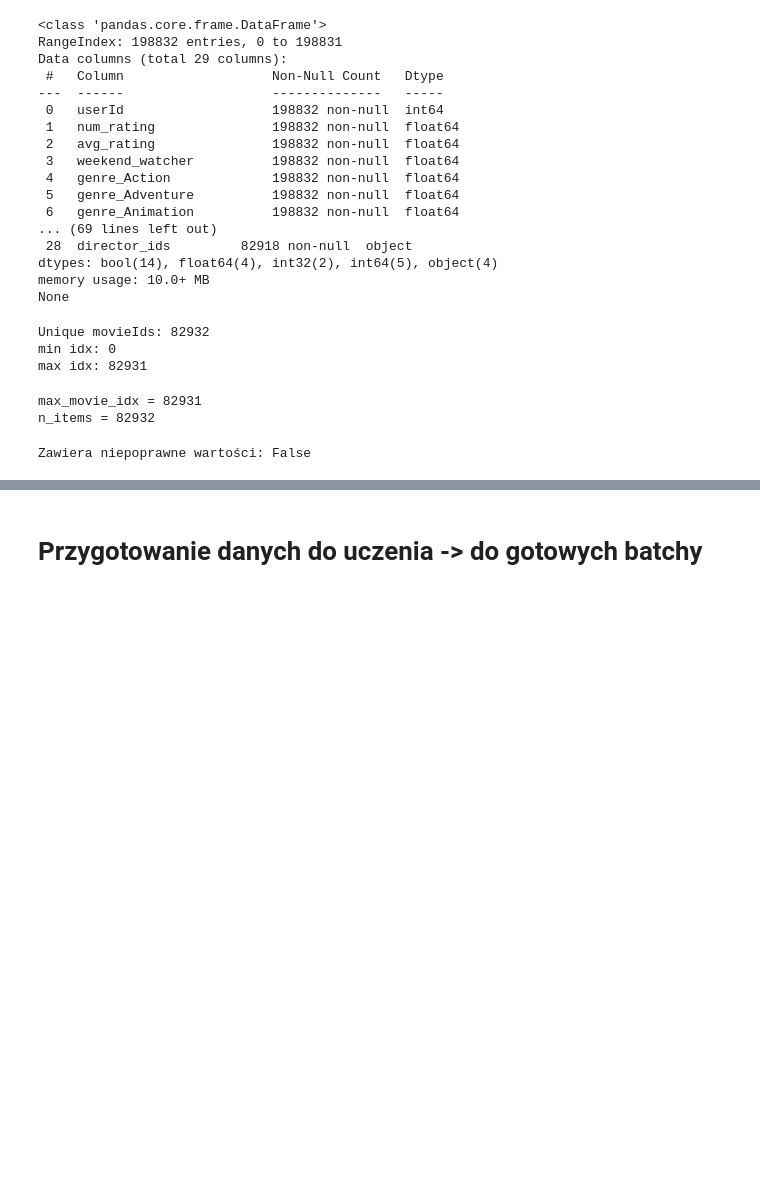
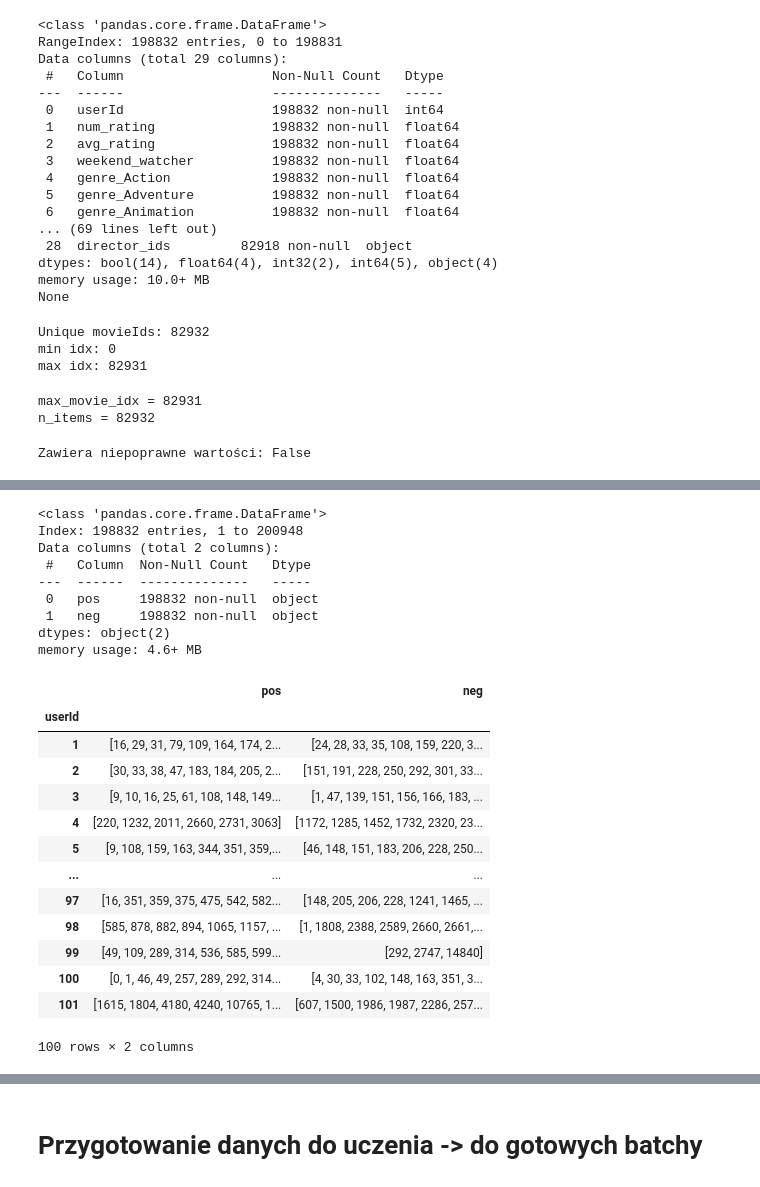
Before and after one commit to pmikuli/movie-recommendation-system, a Jupyter notebook: two_tower_model/Two_tower.ipynb, the cells around one changed output, grey strips where cells are left out. Drawn from its saved outputs; the diff is of its cells as text; code cells hidden in the pictures; blank space fills up the shorter version.

```diff
--- a/two_tower_model/Two_tower.ipynb
+++ b/two_tower_model/Two_tower.ipynb
@@ -114,2 +154,29 @@ Zawiera niepoprawne wartości: False
+# %%
+df_ratings.info()
+df_ratings.head(100)
+# %% [output]
+<class 'pandas.core.frame.DataFrame'>
+Index: 198832 entries, 1 to 200948
+Data columns (total 2 columns):
+ #   Column  Non-Null Count   Dtype
+---  ------  --------------   -----
+ 0   pos     198832 non-null  object
+ 1   neg     198832 non-null  object
+dtypes: object(2)
+memory usage: 4.6+ MB
+|  | pos | neg |
+| userId |  |  |
+| 1 | [16, 29, 31, 79, 109, 164, 174, 2... | [24, 28, 33, 35, 108, 159, 220, 3... |
+| 2 | [30, 33, 38, 47, 183, 184, 205, 2... | [151, 191, 228, 250, 292, 301, 33... |
+| 3 | [9, 10, 16, 25, 61, 108, 148, 149... | [1, 47, 139, 151, 156, 166, 183, ... |
+| 4 | [220, 1232, 2011, 2660, 2731, 3063] | [1172, 1285, 1452, 1732, 2320, 23... |
+| 5 | [9, 108, 159, 163, 344, 351, 359,... | [46, 148, 151, 183, 206, 228, 250... |
+| ... | ... | ... |
+| 97 | [16, 351, 359, 375, 475, 542, 582... | [148, 205, 206, 228, 1241, 1465, ... |
+| 98 | [585, 878, 882, 894, 1065, 1157, ... | [1, 1808, 2388, 2589, 2660, 2661,... |
+| 99 | [49, 109, 289, 314, 536, 585, 599... | [292, 2747, 14840] |
+| 100 | [0, 1, 46, 49, 257, 289, 292, 314... | [4, 30, 33, 102, 148, 163, 351, 3... |
+| 101 | [1615, 1804, 4180, 4240, 10765, 1... | [607, 1500, 1986, 1987, 2286, 257... |
+100 rows × 2 columns
 # %%
 df_movies.info()
```
Also changed, not shown: parts of 8 cells of this notebook.
